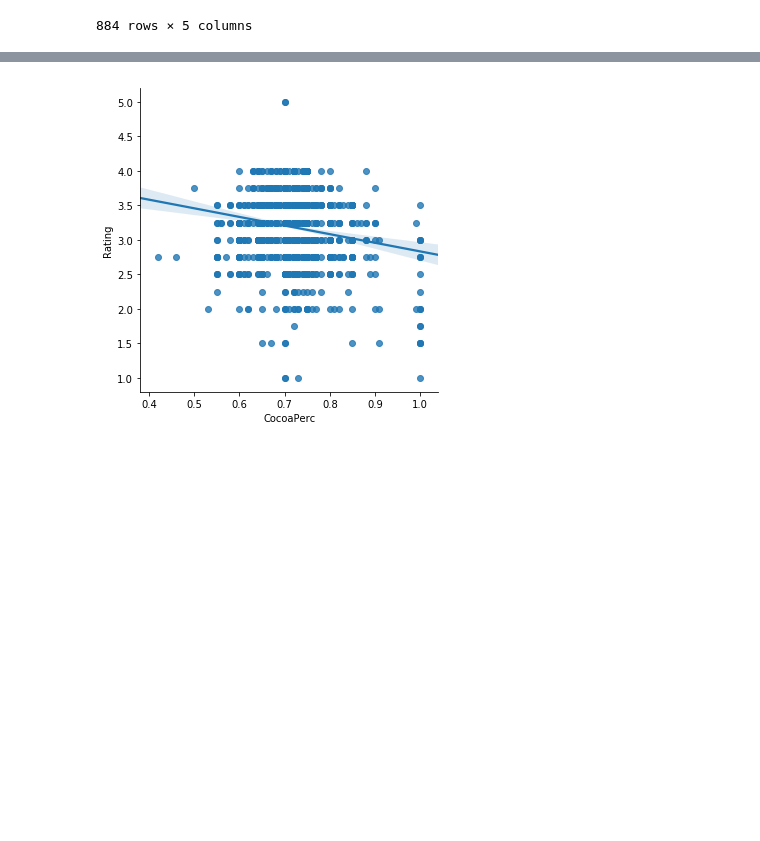
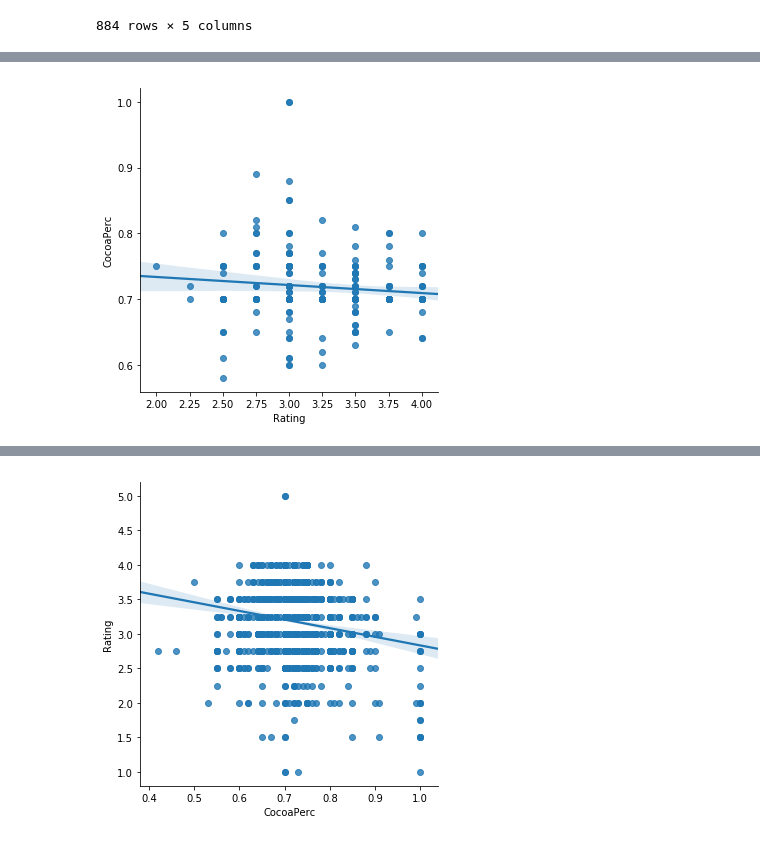
Before and after one commit to MissManaphy/HW3-Final-Project, a Jupyter notebook: FinalProjectCacao.ipynb, the cells around one changed output, grey strips where cells are left out. Saved outputs shown, nothing was run; the diff lists cells and outputs as text; code cells hidden in the pictures; blank space fills up the shorter version.

Commit message:
got data subsetted for certian bean types

```diff
--- a/FinalProjectCacao.ipynb
+++ b/FinalProjectCacao.ipynb
@@ -200,3 +208,6 @@ with_both
 | 1791 | Zotter | 0.65 | 3.00 | Forastero | Congo |
 | 1792 | Zotter | 0.65 | 3.50 | Forastero | India |
 884 rows × 5 columns
+# %%
+uniqueBean = with_bt.BeanType.unique()
+uniqueBean
@@ -202,0 +230,5 @@ with_both
+# %%
+#grabs all the bars that have the criollo bean in their mix
+mask1 = np.array(['criollo' in x.lower() for x in uniqueBean])
+all_Crio = uniqueBean[mask1]
+all_Crio
@@ -202,0 +265,4 @@ with_both
+# %%
+#filter data to get selected beans
+crioFilter = with_bt[with_bt.BeanType.isin(all_Crio)]
+crioFilter.head()
@@ -202,0 +276,5 @@ with_both
+# %%
+#plot the cocoa percentage vs rating in scatter plot
+fig1 = sns.lmplot(x= 'Rating', y = 'CocoaPerc', data = crioFilter)
+# %% [output]
+[figure, added]
```
Also changed, not shown: parts of 11 cells of this notebook.
